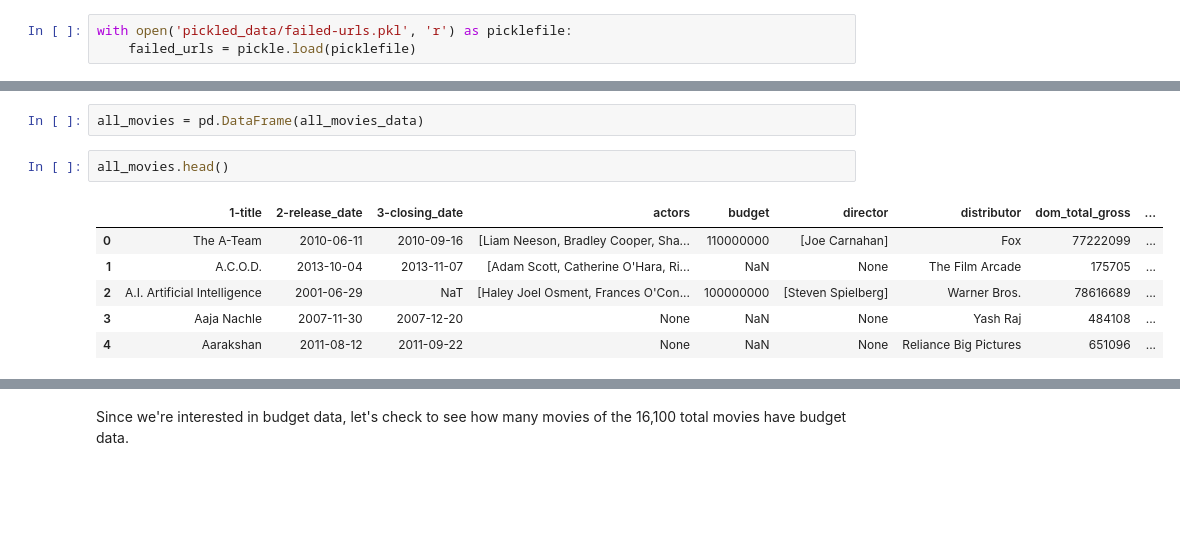
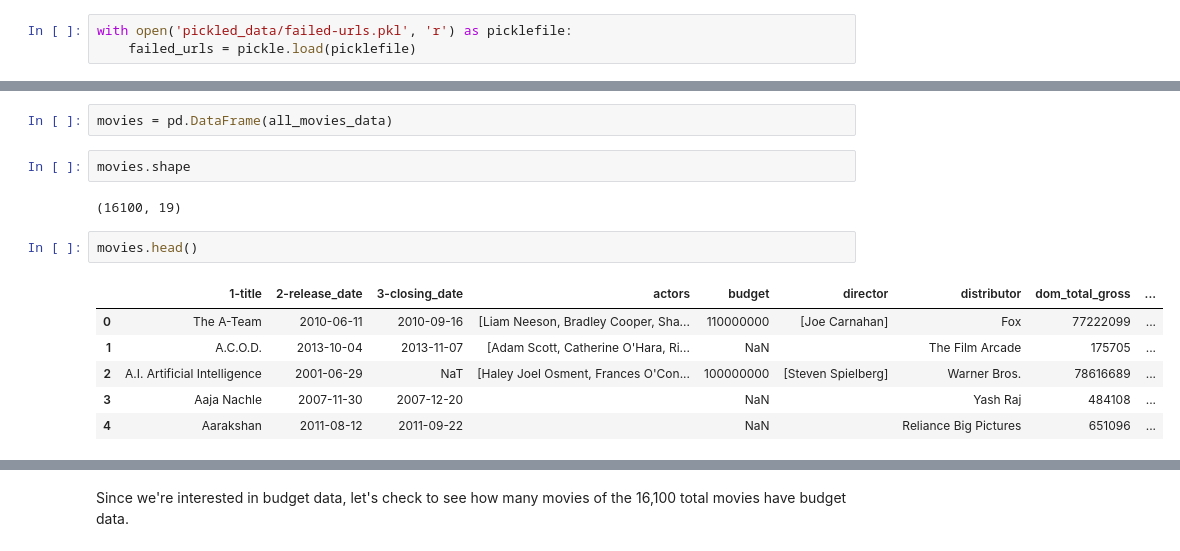
Before and after one commit to dianalam/movie-predictor, a Jupyter notebook: luther-analysis.ipynb, the cells around one changed output, grey strips where cells are left out. Drawn from its saved outputs; the diff is of its cells as text; blank space fills up the shorter version.

```diff
--- a/luther-analysis.ipynb
+++ b/luther-analysis.ipynb
@@ -30,11 +35,15 @@ print failed_urls
 # %%
-all_movies = pd.DataFrame(all_movies_data)
+movies = pd.DataFrame(all_movies_data)
+# %%
+movies.shape
+# %% [output]
+(16100, 19)
 # %%
-all_movies.head()
+movies.head()
 # %% [output]
 |  | 1-title | 2-release_date | 3-closing_date | actors | budget | director | distributor | dom_total_gross | ... |
 | 0 | The A-Team | 2010-06-11 | 2010-09-16 | [Liam Neeson, Bradley Cooper, Sha... | 110000000 | [Joe Carnahan] | Fox | 77222099 | ... |
-| 1 | A.C.O.D. | 2013-10-04 | 2013-11-07 | [Adam Scott, Catherine O'Hara, Ri... | NaN | None | The Film Arcade | 175705 | ... |
+| 1 | A.C.O.D. | 2013-10-04 | 2013-11-07 | [Adam Scott, Catherine O'Hara, Ri... | NaN |  | The Film Arcade | 175705 | ... |
 | 2 | A.I. Artificial Intelligence | 2001-06-29 | NaT | [Haley Joel Osment, Frances O'Con... | 100000000 | [Steven Spielberg] | Warner Bros. | 78616689 | ... |
-| 3 | Aaja Nachle | 2007-11-30 | 2007-12-20 | None | NaN | None | Yash Raj | 484108 | ... |
-| 4 | Aarakshan | 2011-08-12 | 2011-09-22 | None | NaN | None | Reliance Big Pictures | 651096 | ... |
+| 3 | Aaja Nachle | 2007-11-30 | 2007-12-20 |  | NaN |  | Yash Raj | 484108 | ... |
+| 4 | Aarakshan | 2011-08-12 | 2011-09-22 |  | NaN |  | Reliance Big Pictures | 651096 | ... |
```
Also changed, not shown: parts of 22 cells of this notebook, 5 other files.
